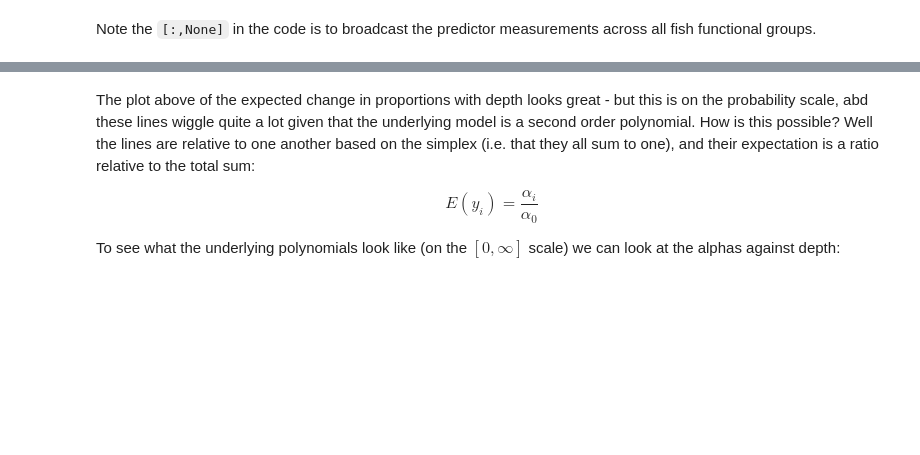
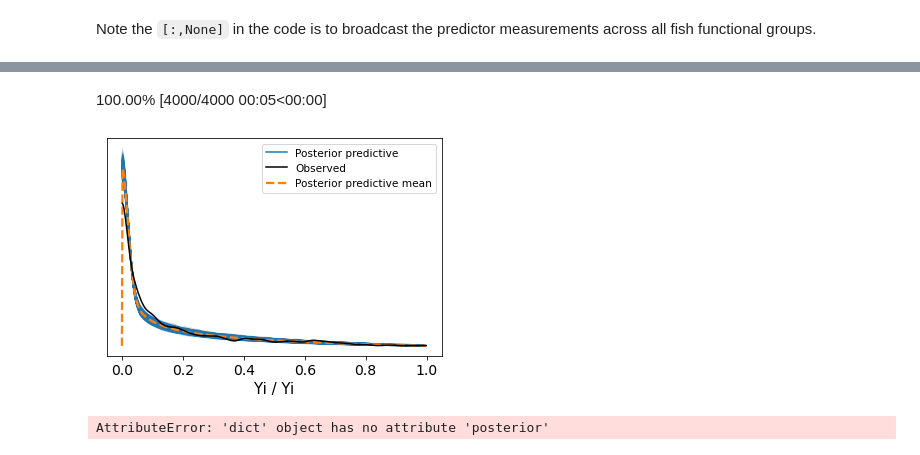
Before and after one commit to jpwrobinson/nutrient-productivity, a Jupyter notebook: py-notebook/NutProd_Dirichlet_pymc3.ipynb, the cells around one changed output, grey strips where cells are left out. Drawn from its saved outputs; the diff is of its cells as text; code cells hidden in the pictures; blank space fills up the shorter version.

```diff
--- a/py-notebook/NutProd_Dirichlet_pymc3.ipynb
+++ b/py-notebook/NutProd_Dirichlet_pymc3.ipynb
@@ -147,9 +204,0 @@ NameError: name 'Ex' is not defined
-# %% [markdown]
-The plot above of the expected change in proportions with depth looks great - but this is on the probability scale, abd these lines wiggle quite a lot given that the underlying model is a second order polynomial. How is this possible? Well the lines are relative to one another based on the simplex (i.e. that they all sum to one), and their expectation is a ratio relative to the total sum:
-
-$$
-E(y_i) = \frac{\alpha_i}{\alpha_0}
-$$
-
-
-To see what the underlying polynomials look like (on the $[0,\infty]$ scale) we can look at the alphas against depth:
@@ -162,0 +205,17 @@ plt.legend();
+# %%
+## posterior predictive distribution
+with BDM:
+    ppc = pm.sample_posterior_predictive(
+        trace_dm, random_seed=43
+    )
+
+with BDM:
+    az.plot_ppc(az.from_pymc3(posterior_predictive=ppc, num_pp_samples=100))
+# %% [output]
+100.00% [4000/4000 00:05<00:00]
+[figure, added]
+# %%
+ppc.
+# mu_pp = post["a"] + post["b"]
+# %% [output]
+AttributeError: 'dict' object has no attribute 'posterior'
```
Also changed, not shown: parts of 12 cells of this notebook, 5 other files.
